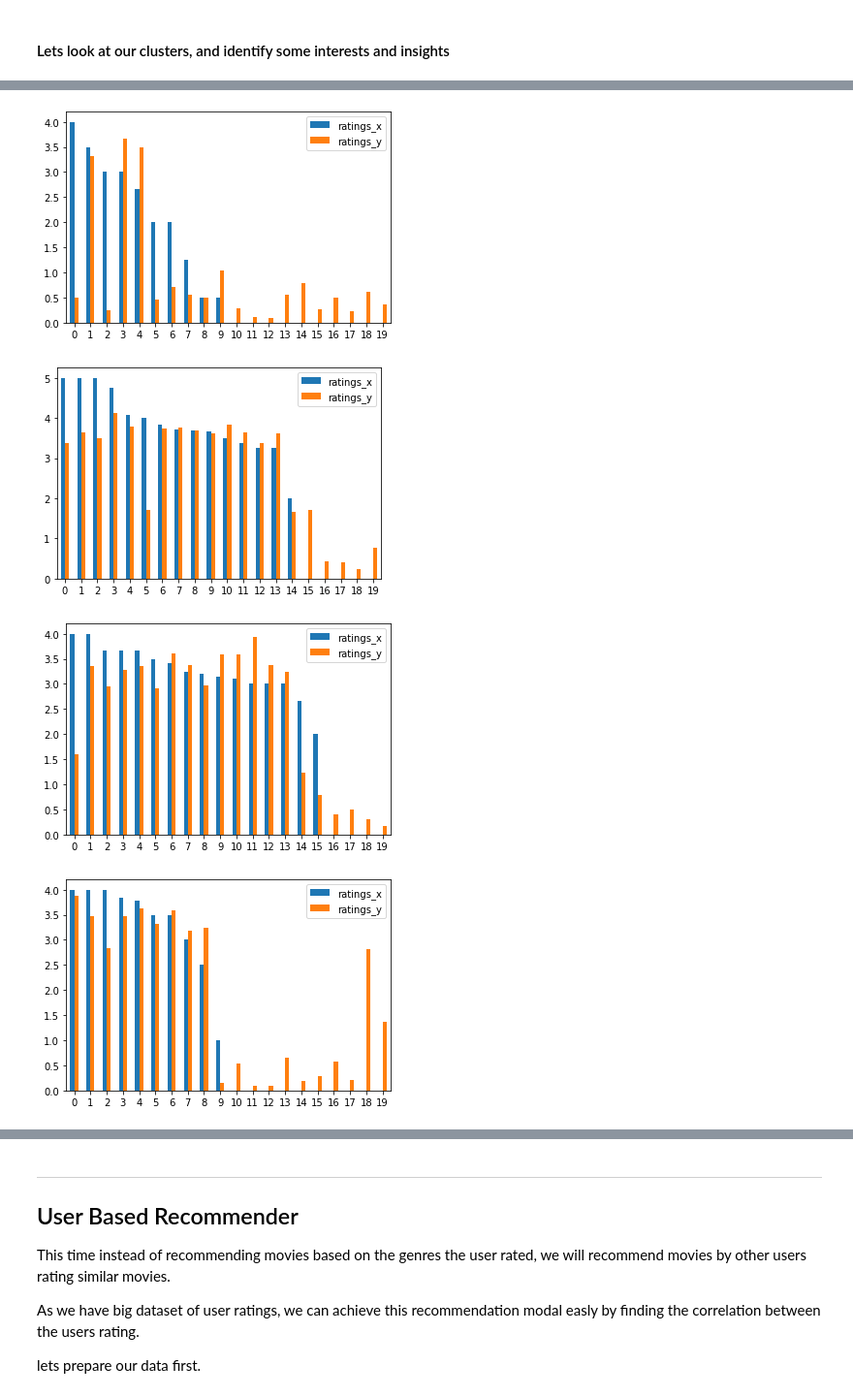
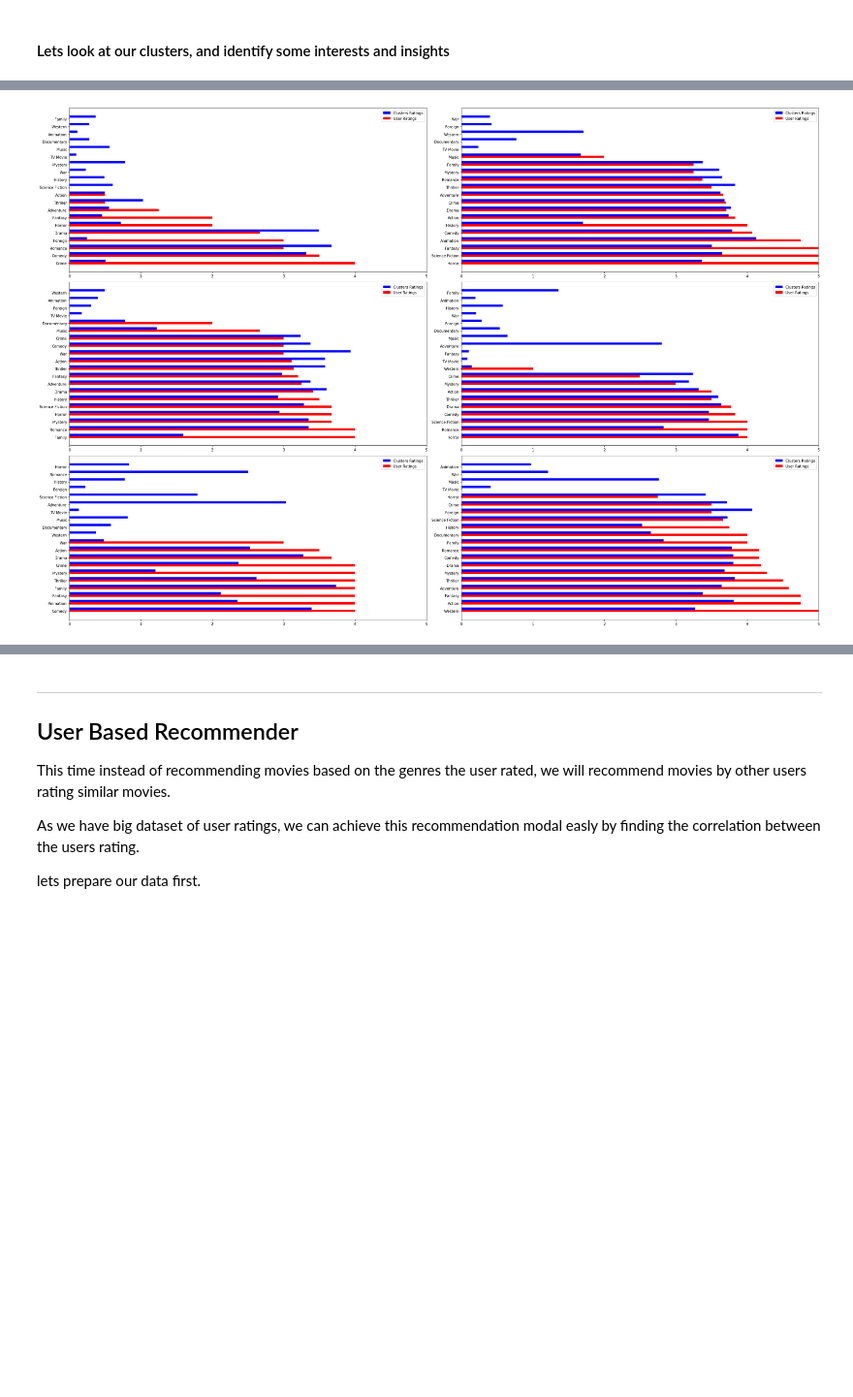
Before and after one commit to ronka/movie-recommendation-notebook, a Jupyter notebook: final_project.ipynb, the cells around one changed output, grey strips where cells are left out. Shown at 97% size. Cells and saved outputs as stored; diff of their text form; code cells hidden in the pictures; blank space fills up the shorter version.

Commit message:
barh plots

```diff
--- a/final_project.ipynb
+++ b/final_project.ipynb
@@ -662,35 +664,42 @@ To Summary this we'll see now the Correlation of the cluster genres avg ratings
 # %%
 # lets get a user out of the  "test" users so we could predict its cluster and analyze its watching habits.
 full_genres_df = genre_ratings.reset_index()
 full_genres_df.rename(columns={"index": "user"},inplace=True)
 
 sampled_rated_df = subsample_rated_df.reset_index()
 sampled_rated_df.rename(columns={"index": "user"},inplace=True)
 
 sampled_rated_list = list(sampled_rated_df['user'])
 test_df = full_genres_df[~(full_genres_df['user'].isin(sampled_rated_list))][:6] #Taking some users
 test_df = test_df.set_index('user')
 
 # predict its cluster and analyse this clusters genres ratings
 test_predictions = model.predict(test_df)
 
-# fig, axes =  plt.subplots(figsize=(30,20))
+fig, axes =  plt.subplots(figsize=(30,20))
 
 for i in range(6):
+    ax = plt.subplot(3,2,i+1)
     users_ratings = test_df.iloc[i].sort_values(ascending=False)
-    users_ratings = pd.DataFrame({'genres':users_ratings.index,'ratings':users_ratings.values})
+    users_ratings = pd.DataFrame({'genres':users_ratings.index,'user_ratings':users_ratings.values})
     cluster_related_user = clustered[clustered['group']==test_predictions[i]].drop(columns=['group'],axis=1)
     cluster_related_user = cluster_related_user.mean()
-    cluster_related_user = pd.DataFrame({'genres':cluster_related_user.index,'ratings':cluster_related_user.values})
+    cluster_related_user = pd.DataFrame({'genres':cluster_related_user.index,'clusters_ratings':cluster_related_user.values})
     merged = users_ratings.merge(cluster_related_user,on='genres')
+    merged.set_index('genres',inplace=True)
 
-    merged.plot.bar(rot=0)
+    # merged.plot.barh(rot=0,xlim=(0,5))
+    x = np.arange(len(merged.index))
 
+    ax.barh(x+0.3 ,merged['clusters_ratings'], height=0.3, color='b', align='center',label = 'Clusters Ratings')
+    ax.barh(x ,merged['user_ratings'], height=0.3, color='r', align='center',label = 'User Ratings')
+
+    ax.set_yticks(x)
+    ax.set_yticklabels(merged.index)
+    ax.set_xlim(0,5)
+    ax.legend()
 
 plt.tight_layout()
 plt.show()
 # %% [output]
-[figure, old version]
+[figure, new version]
-[figure, removed]
-[figure, removed]
-[figure, removed]
```
Also changed, not shown: parts of 13 cells of this notebook.
